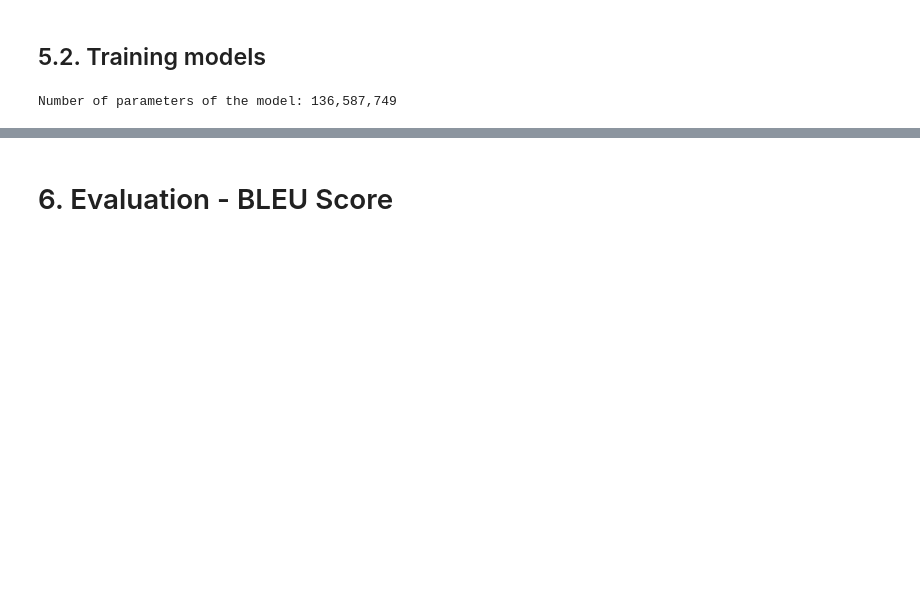
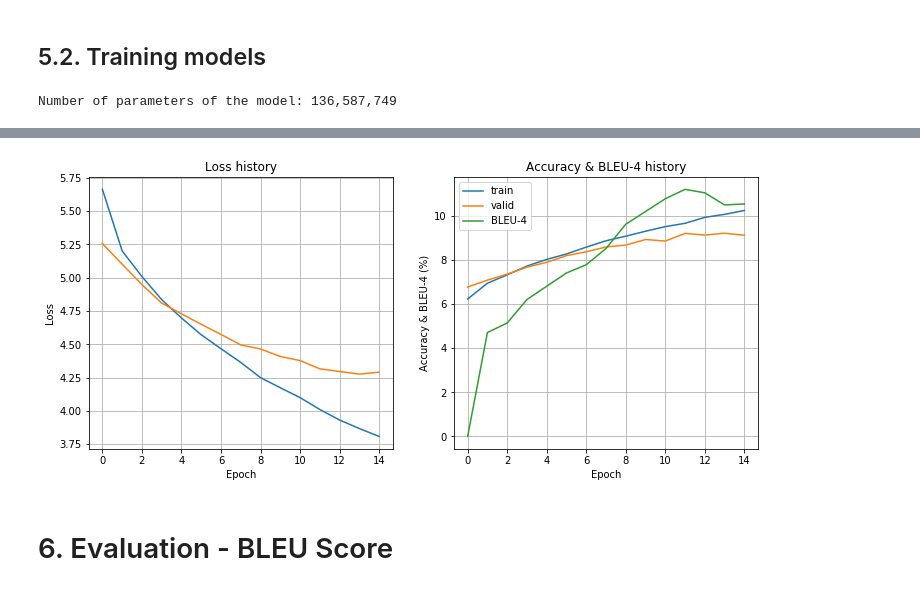
Before and after one commit to dksifoua/Neural-Image-Caption-Generator, a Jupyter notebook: Neural Image Caption Generator.ipynb, the cells around one changed output, grey strips where cells are left out. Saved outputs shown, nothing was run; the diff lists cells and outputs as text; code cells hidden in the pictures; blank space fills up the shorter version.

```diff
--- a/Neural Image Caption Generator.ipynb
+++ b/Neural Image Caption Generator.ipynb
@@ -751,19 +757,21 @@ BLEU-4: 7.790%
 # %%
 _, axes = plt.subplots(1, 2, figsize=(12, 5))
 axes[0].plot(history['loss'], label='train')
 axes[0].plot(history['val_loss'], label='valid')
 axes[0].set_title('Loss history')
 axes[0].set_xlabel('Epoch')
 axes[0].set_ylabel('Loss')
 axes[0].grid(True)
 axes[1].plot(history['acc'], label='train')
 axes[1].plot(history['val_acc'], label='valid')
 axes[1].plot(np.array(history['bleu4']) * 100., label='BLEU-4')
-axes[1].set_title('Accuracy history')
+axes[1].set_title('Accuracy & BLEU-4 history')
 axes[1].set_xlabel('Epoch')
-axes[1].set_ylabel('Accuracy (%)')
+axes[1].set_ylabel('Accuracy & BLEU-4 (%)')
 axes[1].grid(True)
 plt.legend()
 plt.show()
+# %% [output]
+[figure, added]
 # %% [markdown]
 # 6. Evaluation - BLEU Score
```
Also changed, not shown: parts of 12 cells of this notebook, 1 other file.
